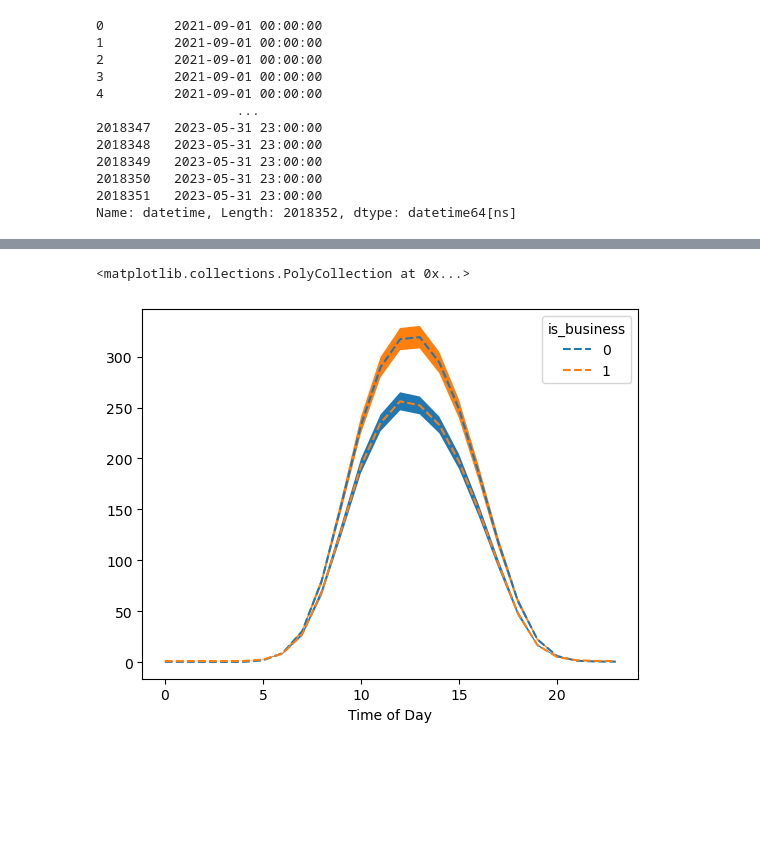
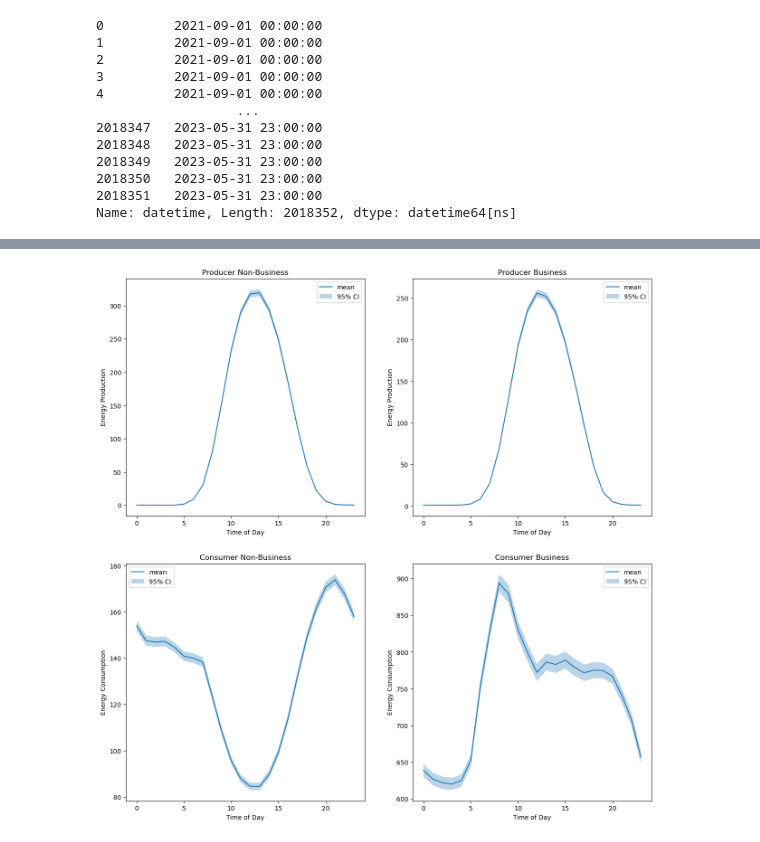
Before and after one commit to JosephHardy91/predict-energy-behavior-of-prosumers, a Jupyter notebook: src/0_basic_familiarity/target_spaghetti.ipynb, the cells around one changed output, grey strips where cells are left out. Cells and saved outputs as stored; diff of their text form; code cells hidden in the pictures; blank space fills up the shorter version.

Commit message:
Exploring time series trends/seasonality

```diff
--- a/src/0_basic_familiarity/target_spaghetti.ipynb
+++ b/src/0_basic_familiarity/target_spaghetti.ipynb
@@ -6,8 +8,7 @@ import pandas as pd
 import os
 # %%
-data_head = r"C:\Users\Joe\Documents\Project Programming\enefit\predict-energy-behavior-of-prosumers\data"
 data_file = 'train.csv'
-df = pd.read_csv(os.path.join(data_head,data_file))
+df = pd.read_csv(os.path.join(data_folder_path,data_file))
 # %%
 df['datetime'] = pd.to_datetime(df['datetime'])
 df['datetime']
@@ -33,4 +60,8 @@ std_df = pd.DataFrame(df[df['is_consumption']==cons_bool].groupby(['is_business'
 # %%
-pivot_mean_df = pd.pivot_table(mean_df.reset_index(),values='target',index='Time of Day',columns='is_business')
-pivot_std_df = pd.pivot_table(std_df.reset_index(),values='target',index='Time of Day',columns='is_business')
-pivot_mean_df
+distribution_dfs = {}
+for is_consumer in [0,1]:
+    distribution_dfs[is_consumer] = {}
+    for is_business in [0,1]:
+        pivot_dist_df = get_dist_df(df,z=1.96, is_consumer=is_consumer,is_business=is_business,clip = True)
+        pivot_dist_df.to_csv(os.path.join(data_folder_path,'pivot_dist_df_{}_{}.csv'.format(is_consumer,is_business)))
+        distribution_dfs[is_consumer][is_business] = pivot_dist_df
@@ -90,8 +76,31 @@ pivot_dist_df
+# %%
+def get_distribution_plot_title(is_consumer,is_business):
+    if is_consumer==0:
+        is_consumer = 'Producer'
+    else:
+        is_consumer = 'Consumer'
+    if is_business==0:
+        is_business = 'Non-Business'
+    else:
+        is_business = 'Business'
+    return '{} {}'.format(is_consumer,is_business)
+
+def get_distribution_plot_ylabel(is_consumer):
+    ylabel = 'Energy'
+    if is_consumer==0:
+        return ylabel+' Production'
+    else:
+        return ylabel+' Consumption'
+
+def plot_distributions(distribution_dfs):
+    fig,ax = plt.subplots(2,2,figsize=(15,15))
+    for i,is_consumer in enumerate([0,1]):
+        for j,is_business in enumerate([0,1]):
+            plot_distribution(distribution_dfs[is_consumer][is_business],ax[i][j],
+                title=get_distribution_plot_title(is_consumer,is_business),
+                ylabel=get_distribution_plot_ylabel(is_consumer))
+    plt.show()
 # %%
-import matplotlib.pyplot as plt
-pivot_mean_df.plot(linestyle='--')
-plt.fill_between(pivot_dist_df.index,pivot_dist_df['business_lower_range'],pivot_dist_df['business_upper_range'])
-plt.fill_between(pivot_dist_df.index,pivot_dist_df['nonbusiness_lower_range'],pivot_dist_df['nonbusiness_upper_range'])
+plot_distributions(distribution_dfs)
 # %% [output]
-<matplotlib.collections.PolyCollection at 0x...>
-[figure, old version]
+[figure, new version]
```
Also changed, not shown: parts of 8 cells of this notebook, 7 other files.
